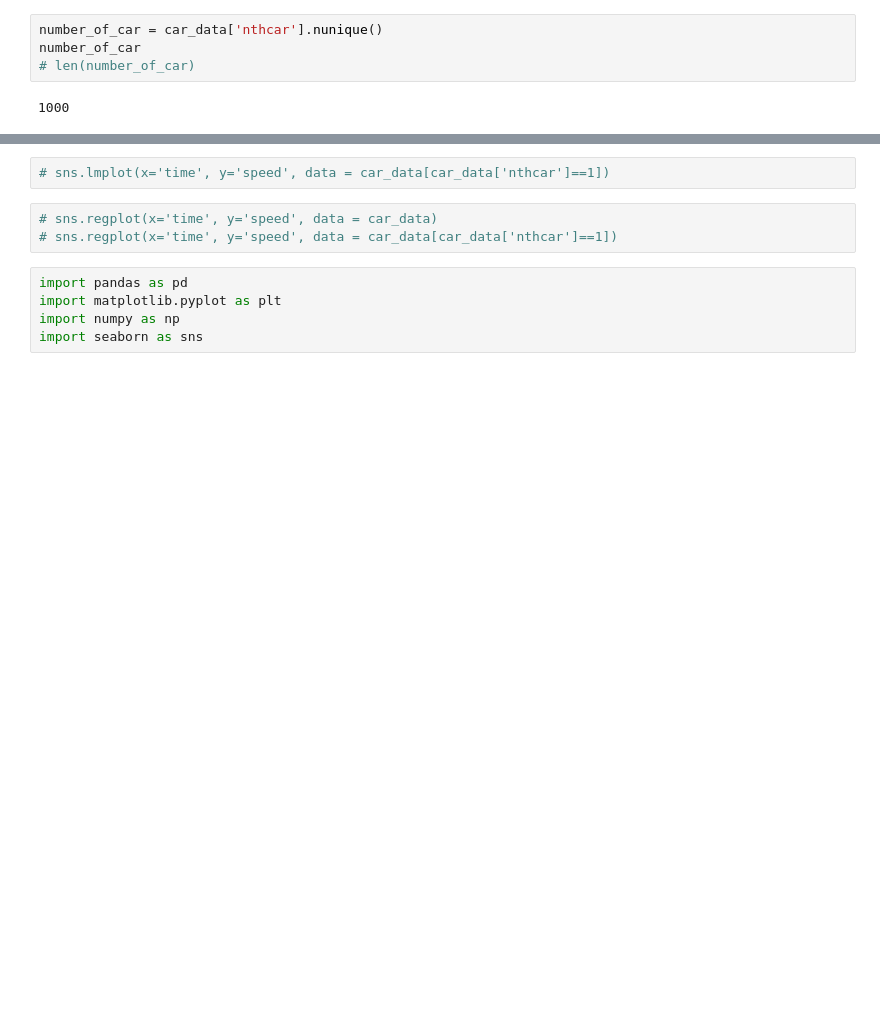
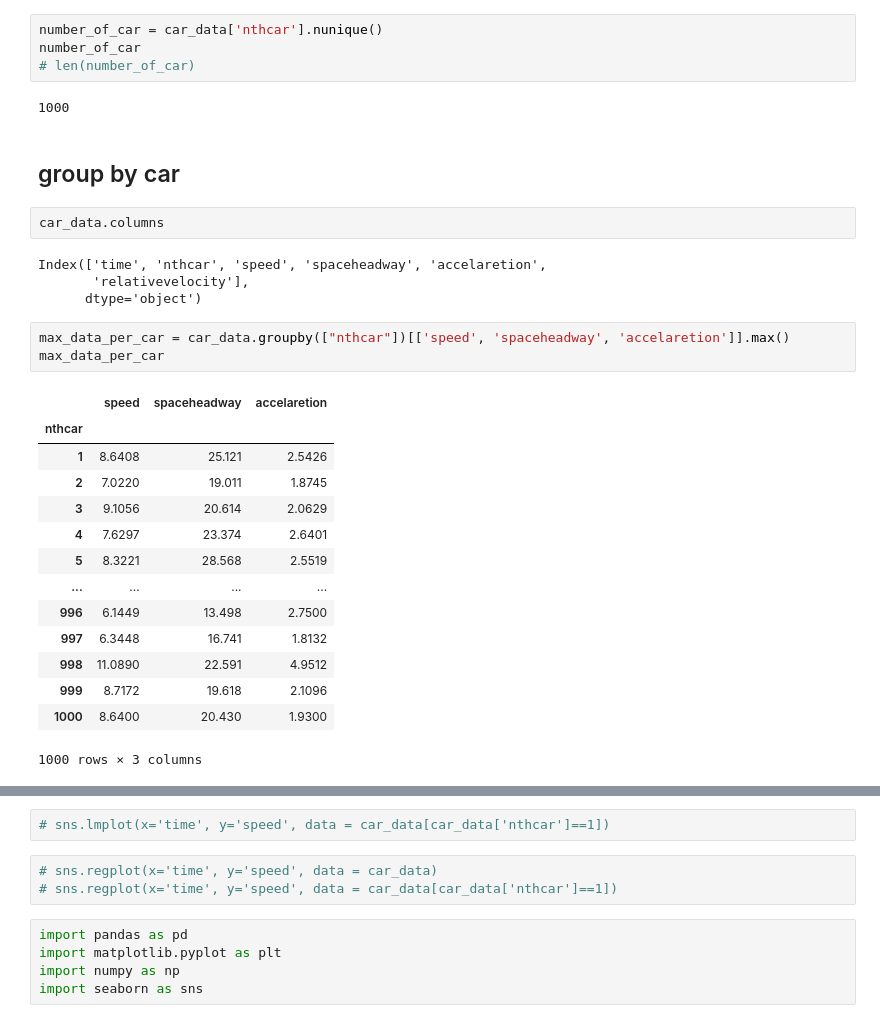
Before and after one commit to m-rafiul-islam/driver-behavior-model, a Jupyter notebook: emperical_data_viz.ipynb, the cells around one changed output, grey strips where cells are left out. Saved outputs shown, nothing was run; the diff lists cells and outputs as text; blank space fills up the shorter version.

```diff
--- a/emperical_data_viz.ipynb
+++ b/emperical_data_viz.ipynb
@@ -78,3 +71,29 @@ number_of_car
 # len(number_of_car)
 # %% [output]
 1000
+# %% [markdown]
+## group by car
+# %%
+car_data.columns
+# %% [output]
+Index(['time', 'nthcar', 'speed', 'spaceheadway', 'accelaretion',
+       'relativevelocity'],
+      dtype='object')
+# %%
+max_data_per_car = car_data.groupby(["nthcar"])[['speed', 'spaceheadway', 'accelaretion']].max()
+max_data_per_car
+# %% [output]
+|  | speed | spaceheadway | accelaretion |
+| nthcar |  |  |  |
+| 1 | 8.6408 | 25.121 | 2.5426 |
+| 2 | 7.0220 | 19.011 | 1.8745 |
+| 3 | 9.1056 | 20.614 | 2.0629 |
+| 4 | 7.6297 | 23.374 | 2.6401 |
+| 5 | 8.3221 | 28.568 | 2.5519 |
+| ... | ... | ... | ... |
+| 996 | 6.1449 | 13.498 | 2.7500 |
+| 997 | 6.3448 | 16.741 | 1.8132 |
+| 998 | 11.0890 | 22.591 | 4.9512 |
+| 999 | 8.7172 | 19.618 | 2.1096 |
+| 1000 | 8.6400 | 20.430 | 1.9300 |
+1000 rows × 3 columns
```
Also changed, not shown: parts of 5 cells of this notebook.
